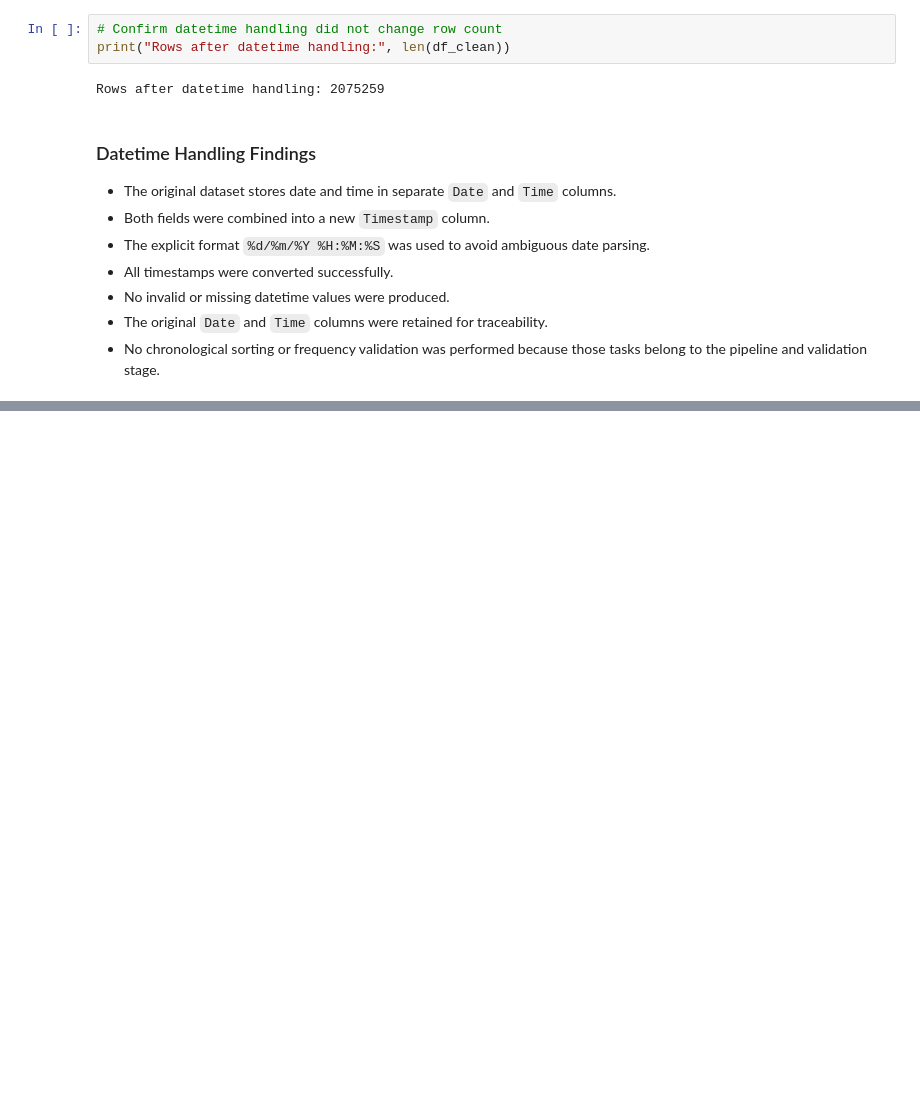
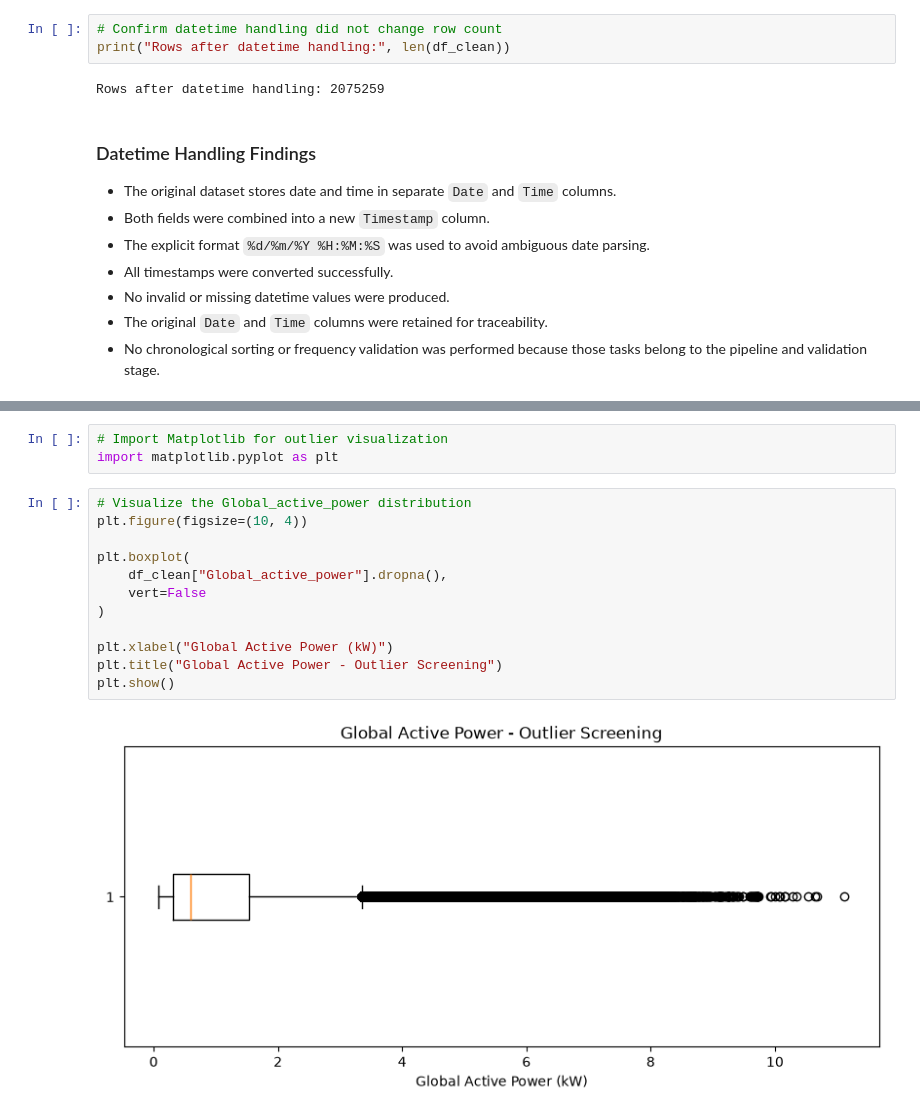
Before and after one commit to NimaniThathsarani/Smart-Energy-Consumption-Prediction-System, a Jupyter notebook: notebooks/02_data_cleaning.ipynb, the cells around one changed output, grey strips where cells are left out. Cells and saved outputs as stored; diff of their text form; blank space fills up the shorter version.

Commit message:
Analyze and evaluate measurement outliers

```diff
--- a/notebooks/02_data_cleaning.ipynb
+++ b/notebooks/02_data_cleaning.ipynb
@@ -847,0 +1038,17 @@ Rows after datetime handling: 2075259
+# %%
+# Import Matplotlib for outlier visualization
+import matplotlib.pyplot as plt
+# %%
+# Visualize the Global_active_power distribution
+plt.figure(figsize=(10, 4))
+
+plt.boxplot(
+    df_clean["Global_active_power"].dropna(),
+    vert=False
+)
+
+plt.xlabel("Global Active Power (kW)")
+plt.title("Global Active Power - Outlier Screening")
+plt.show()
+# %% [output]
+[figure, added]
```
Also changed, not shown: parts of 14 cells of this notebook.
